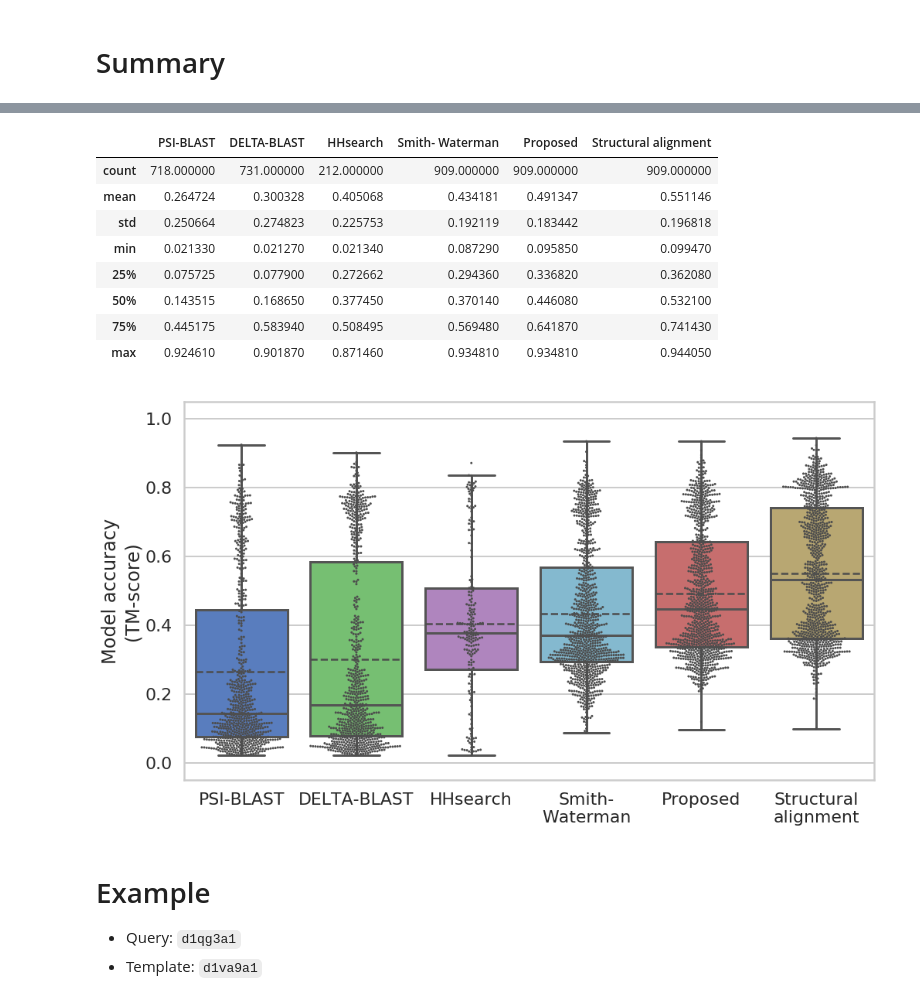
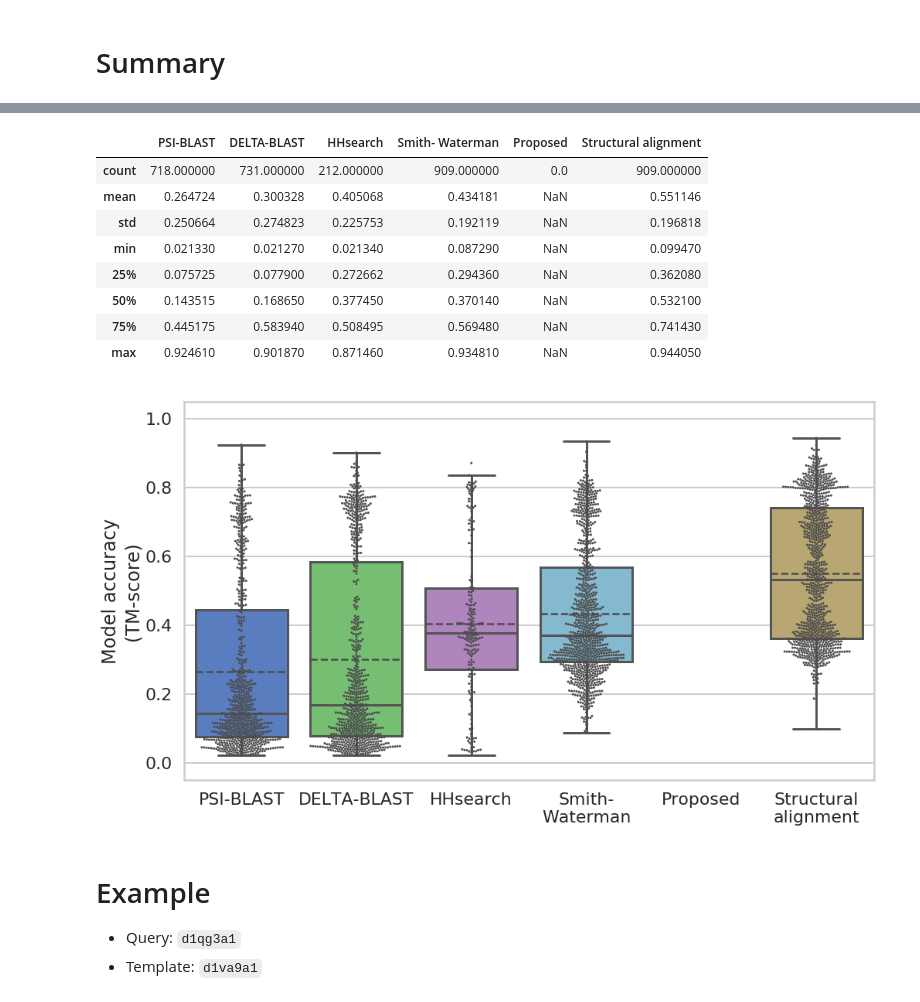
Before and after one commit to shuichiro-makigaki/exmachina, a Jupyter notebook: contrib/evaluation.ipynb, the cells around one changed output, grey strips where cells are left out. Saved outputs shown, nothing was run; the diff lists cells and outputs as text; code cells hidden in the pictures.

```diff
--- a/contrib/evaluation.ipynb
+++ b/contrib/evaluation.ipynb
@@ -335,49 +335,49 @@ for query in tqdm(test_domain):
         result_d[key].append(tmalign.tmscore[1])
     key = 'Proposed'
     result_d.setdefault(key, [])
-    for template in [_ for _ in templates if Path(f'../data/results/flann19_scop40_logscore_tmscore0.5_window5_ratio0.1_nn1000_open0.1_extend1e-05/{query}/{_}.pdb').exists()]:
-        tmalign = TMalignCommandLine(f'../data/results/flann19_scop40_logscore_tmscore0.5_window5_ratio0.1_nn1000_open0.1_extend1e-05/{query}/{template}.pdb',
+    for template in [_ for _ in templates if Path(f'../data/results/flann19_scop40_logscore_tmscore0.5_window5_ratio0.1_nn1000_fast4_open0.1_extend0.0001/{query}/{_}.pdb').exists()]:
+        tmalign = TMalignCommandLine(f'../data/results/flann19_scop40_logscore_tmscore0.5_window5_ratio0.1_nn1000_fast4_open0.1_extend0.0001/{query}/{template}.pdb',
                                      f'../data/train/pdbstyle-1.75/{query[2:4]}/{query}.ent')
         tmalign.run()
         if tmalign.tmscore is None:
             continue
         result_d[key].append(tmalign.tmscore[1])
     key = 'Structural\nalignment'
     result_d.setdefault(key, [])
     for template in [_ for _ in templates if Path(f'../data/evaluation/tmalign/{query}/{_}.pdb').exists()]:
         tmalign = TMalignCommandLine(f'../data/evaluation/tmalign/{query}/{template}.pdb',
                                      f'../data/train/pdbstyle-1.75/{query[2:4]}/{query}.ent')
         tmalign.run()
         if tmalign.tmscore is None:
             continue
         result_d[key].append(tmalign.tmscore[1])
 
 result_df = pandas.DataFrame.from_dict(result_d, orient='index')
 result_df = result_df.transpose()
 display(result_df.describe())
 
 seaborn.set_context('poster')
 seaborn.set_style('whitegrid')
 fig, ax = pyplot.subplots(figsize=(16, 9))
 ax.set_ylabel('Model accuracy\n(TM-score)')
 ax.set_ylim(bottom=-0.05, top=1.05)
 seaborn.boxplot(data=result_df, ax=ax, showmeans=True, meanline=True, showfliers=False,
                 palette=pal, meanprops={'color': '.3', 'linewidth': 2.5},
                 flierprops={'markersize': 8, 'marker': 'x', 'markerfacecolor': '.3', 'markeredgewidth': 1.3})
 seaborn.swarmplot(data=result_df, ax=ax, color='.3', size=3, linewidth=0)
 fig.savefig('boxplot_domain_pairs_tmscore.pdf', bbox_inches='tight', pad_inches = 0)
 # %% [output]
 [interactive output not drawn]
 |  | PSI-BLAST | DELTA-BLAST | HHsearch | Smith- Waterman | Proposed | Structural alignment |
-| count | 718.000000 | 731.000000 | 212.000000 | 909.000000 | 909.000000 | 909.000000 |
-| mean | 0.264724 | 0.300328 | 0.405068 | 0.434181 | 0.491347 | 0.551146 |
-| std | 0.250664 | 0.274823 | 0.225753 | 0.192119 | 0.183442 | 0.196818 |
-| min | 0.021330 | 0.021270 | 0.021340 | 0.087290 | 0.095850 | 0.099470 |
-| 25% | 0.075725 | 0.077900 | 0.272662 | 0.294360 | 0.336820 | 0.362080 |
-| 50% | 0.143515 | 0.168650 | 0.377450 | 0.370140 | 0.446080 | 0.532100 |
-| 75% | 0.445175 | 0.583940 | 0.508495 | 0.569480 | 0.641870 | 0.741430 |
-| max | 0.924610 | 0.901870 | 0.871460 | 0.934810 | 0.934810 | 0.944050 |
+| count | 718.000000 | 731.000000 | 212.000000 | 909.000000 | 0.0 | 909.000000 |
+| mean | 0.264724 | 0.300328 | 0.405068 | 0.434181 | NaN | 0.551146 |
+| std | 0.250664 | 0.274823 | 0.225753 | 0.192119 | NaN | 0.196818 |
+| min | 0.021330 | 0.021270 | 0.021340 | 0.087290 | NaN | 0.099470 |
+| 25% | 0.075725 | 0.077900 | 0.272662 | 0.294360 | NaN | 0.362080 |
+| 50% | 0.143515 | 0.168650 | 0.377450 | 0.370140 | NaN | 0.532100 |
+| 75% | 0.445175 | 0.583940 | 0.508495 | 0.569480 | NaN | 0.741430 |
+| max | 0.924610 | 0.901870 | 0.871460 | 0.934810 | NaN | 0.944050 |
-[figure, old version]
+[figure, new version]
 # %% [markdown]
 # Example
 
```
Also changed, not shown: parts of 1 cell of this notebook, 4 other files.
